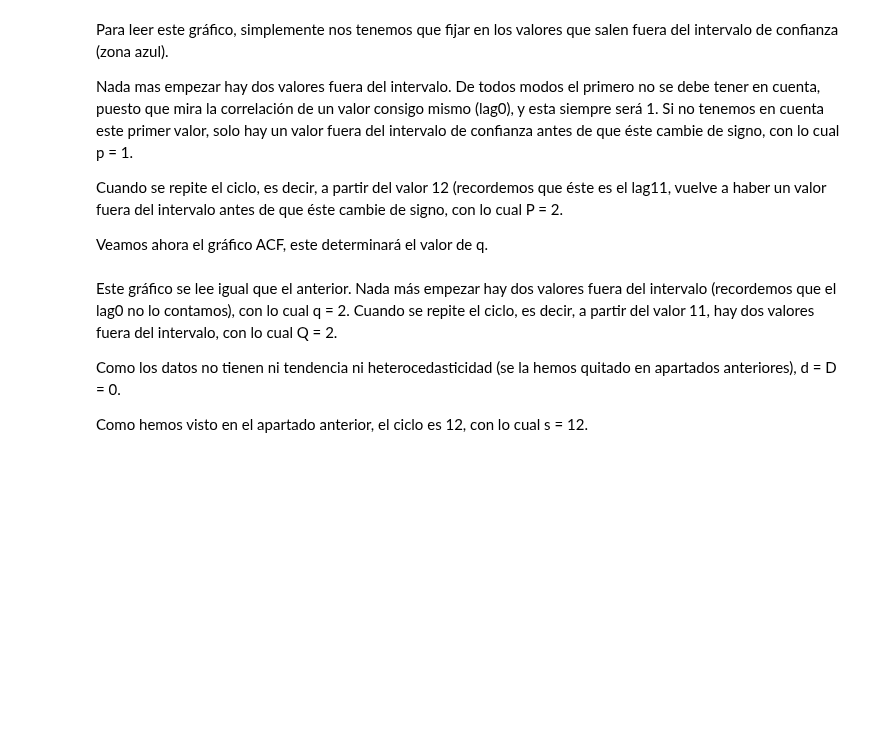
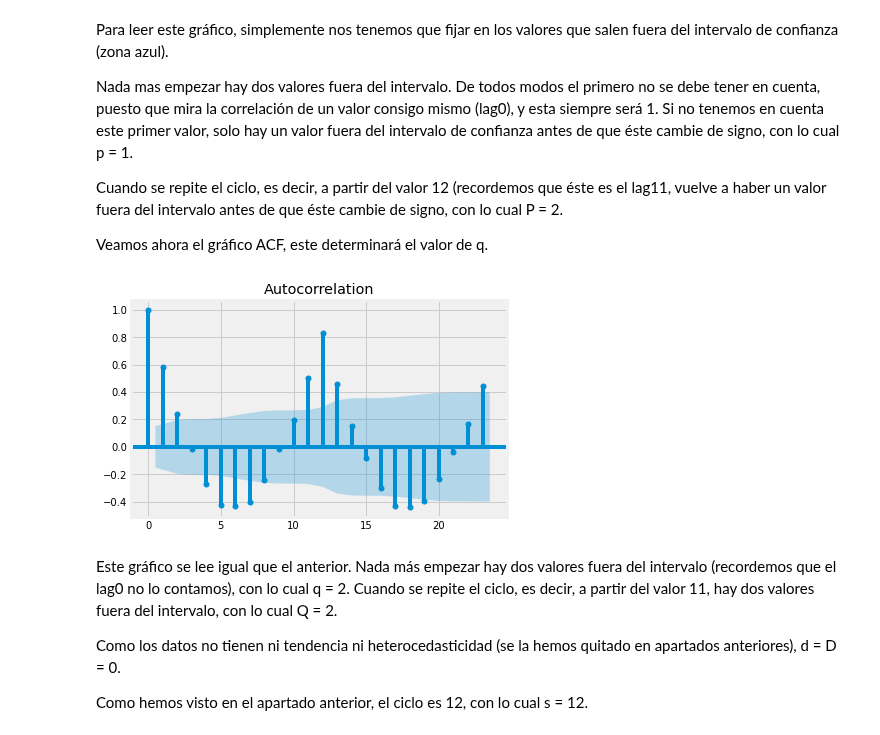
Before and after one commit to mariousm/Data-Science-Master, a Jupyter notebook: 2021-22/PrimerSemestre/Mineria/PEC4/UbiernaSanMamesMario_PEC4.ipynb, the cells around one changed output. Drawn from its saved outputs; the diff is of its cells as text; code cells hidden in the pictures; blank space fills up the shorter version.

```diff
--- a/2021-22/PrimerSemestre/Mineria/PEC4/UbiernaSanMamesMario_PEC4.ipynb
+++ b/2021-22/PrimerSemestre/Mineria/PEC4/UbiernaSanMamesMario_PEC4.ipynb
@@ -356,8 +363,10 @@ Cuando se repite el ciclo, es decir, a partir del valor 12 (recordemos que éste
 Veamos ahora el gráfico ACF, este determinará el valor de q.
 # %%
 # Supongamos que los datos sin heterocedasticidad ni tendencia se llaman train_sqrt_trend
-plot_acf(train_sqrt_trend)
+plot_acf(train_log_pure)
 plt.show()
+# %% [output]
+[figure, added]
 # %% [markdown]
 Este gráfico se lee igual que el anterior. Nada más empezar hay dos valores fuera del intervalo (recordemos que el lag0 no lo contamos), con lo cual q = 2. Cuando se repite el ciclo, es decir, a partir del valor 11, hay dos valores fuera del intervalo, con lo cual Q = 2.
 
```
Also changed, not shown: parts of 4 cells of this notebook.
